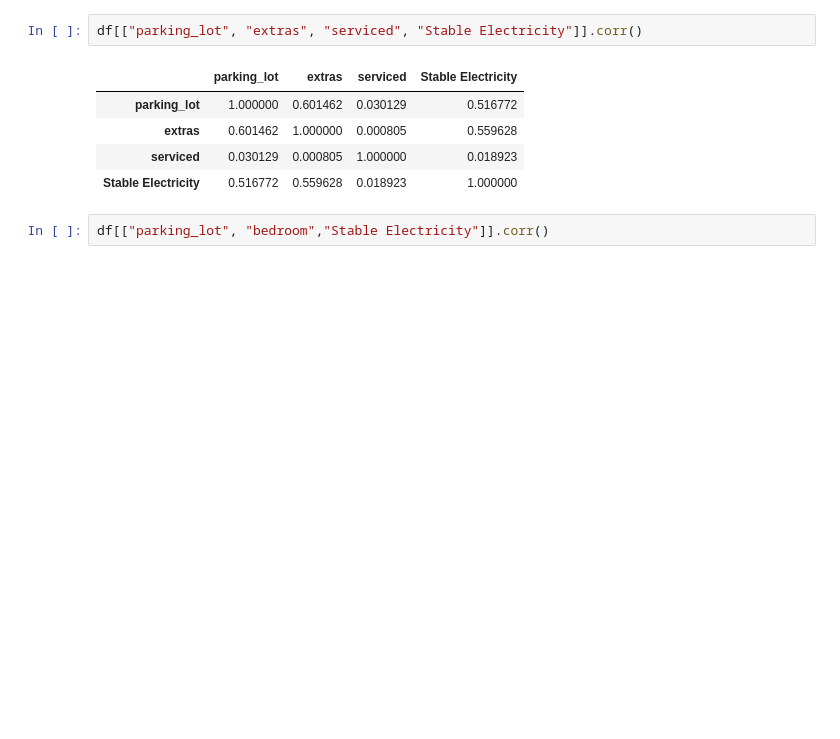
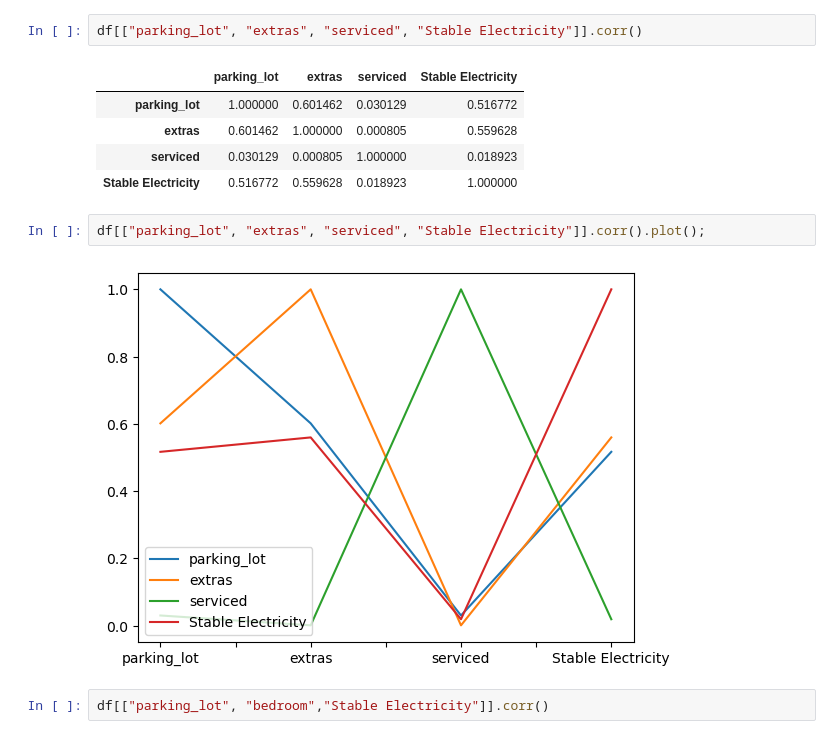
Before and after one commit to IamMishael06/marsHouse, a Jupyter notebook: Model/house_price_model.ipynb, the cells around one changed output. Saved outputs shown, nothing was run; the diff lists cells and outputs as text; blank space fills up the shorter version.

```diff
--- a/Model/house_price_model.ipynb
+++ b/Model/house_price_model.ipynb
@@ -199,6 +199,10 @@ df[["parking_lot", "extras", "serviced", "Stable Electricity"]].corr()
 | extras | 0.601462 | 1.000000 | 0.000805 | 0.559628 |
 | serviced | 0.030129 | 0.000805 | 1.000000 | 0.018923 |
 | Stable Electricity | 0.516772 | 0.559628 | 0.018923 | 1.000000 |
+# %%
+df[["parking_lot", "extras", "serviced", "Stable Electricity"]].corr().plot();
+# %% [output]
+[figure, added]
 # %%
 df[["parking_lot", "bedroom","Stable Electricity"]].corr()
 # %% [output]
```
Also changed, not shown: parts of 21 cells of this notebook, 3 other files.
